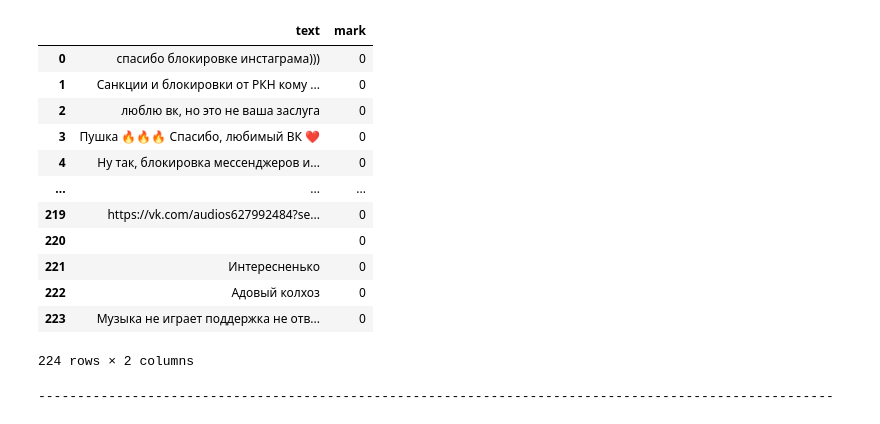
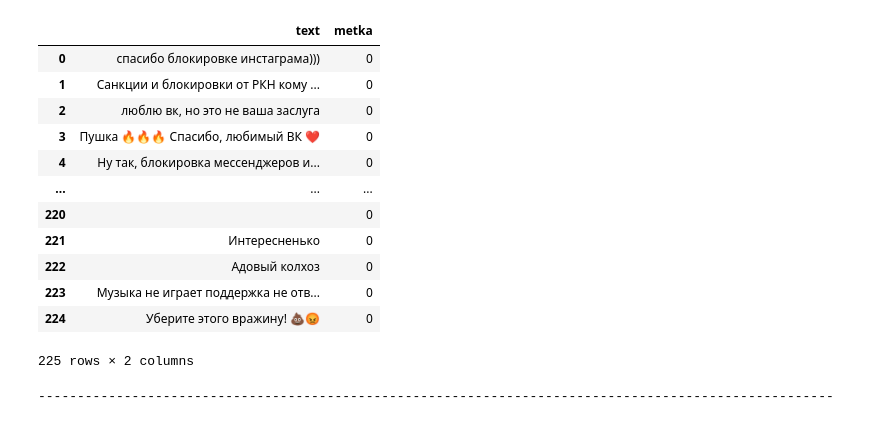
Before and after one commit to adlid/ML-diplom, a Jupyter notebook: All.ipynb, the cells around one changed output. Drawn from its saved outputs; the diff is of its cells as text; code cells hidden in the pictures.

```diff
--- a/All.ipynb
+++ b/All.ipynb
@@ -11,48 +11,48 @@ POSTS_TO_CHECK = [
     PostDefinition('-26062647', '893415'),
     PostDefinition('-147845620', '423323'),
 ]
 
 import vk_api
 
 def get_members(groupid):
   pass
 
 def save_data(data, filename="data.txt"):
   pass
 
 token = "02b817b802b817b802b817b8aa02c46b7e002b802b817b860cbbf26b6f94cc3c68f69e2"
 v = 5.92
 vk_session = vk_api.VkApi(token=token)
 vk = vk_session.get_api()
 
 
 import pandas as pd
-df = pd.DataFrame(columns=['text', 'mark'])
+df = pd.DataFrame(columns=['text', 'metka'])
 
 for post in POSTS_TO_CHECK:
     resp = vk.wall.getComments(owner_id=post.owner_id, post_id=post.post_id, need_likes=0, count=100, extended=0)
     items = resp['items']
 
     for item in items:
         text = item['text']
-        df = df.append({'text': text, 'mark': 0}, ignore_index=True)
+        df = df.append({'text': text, 'metka': 0}, ignore_index=True)
 
 df.to_csv('KZcorp.csv')
 df
 # %% [output]
-|  | text | mark |
+|  | text | metka |
 | 0 | спасибо блокировке инстаграма))) | 0 |
 | 1 | Санкции и блокировки от РКН кому ... | 0 |
 | 2 | люблю вк, но это не ваша заслуга | 0 |
 | 3 | Пушка 🔥🔥🔥 Спасибо, любимый ВК ❤ | 0 |
 | 4 | Ну так, блокировка мессенджеров и... | 0 |
 | ... | ... | ... |
-| 219 | https://vk.com/audios627992484?se... | 0 |
 | 220 |  | 0 |
 | 221 | Интересненько | 0 |
 | 222 | Адовый колхоз | 0 |
 | 223 | Музыка не играет поддержка не отв... | 0 |
+| 224 | Уберите этого вражину! 💩😡 | 0 |
-224 rows × 2 columns
+225 rows × 2 columns
 # %%
 from googleapiclient.discovery import build
 
```
Also changed, not shown: parts of 14 cells of this notebook, 5 other files.
